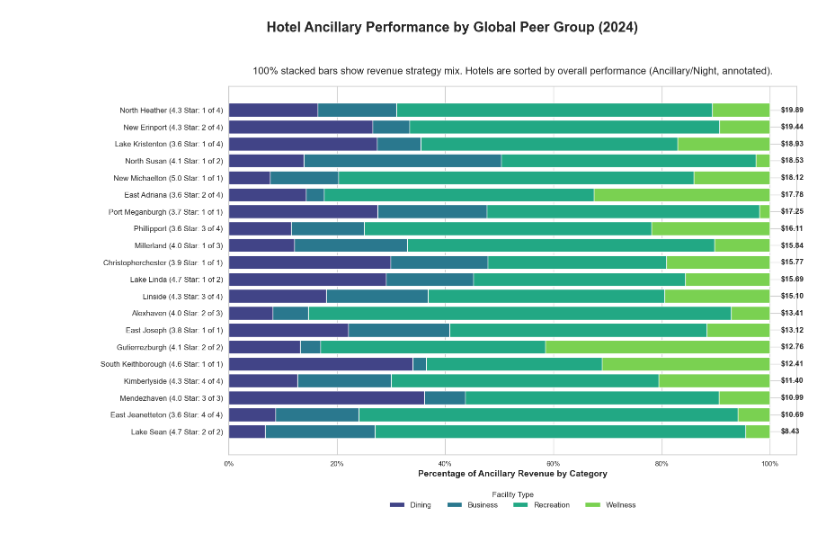
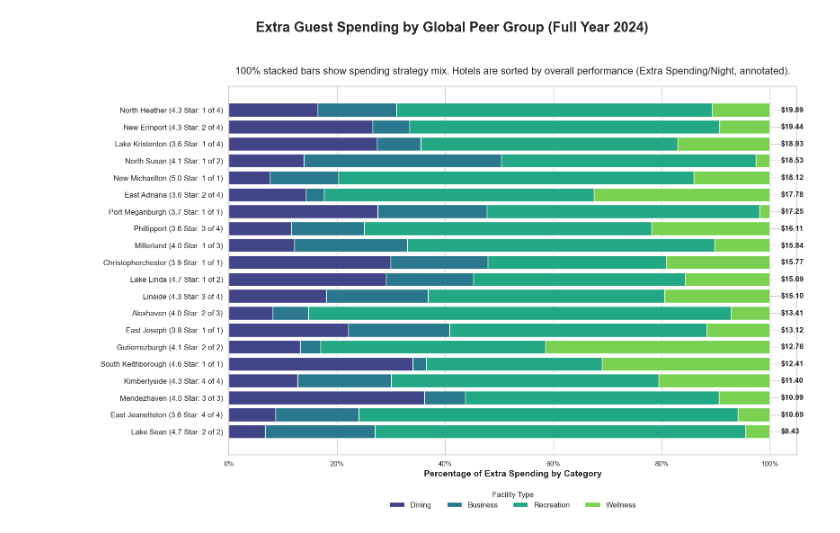
Before and after one commit to Brynlai/datawarehouse, a Jupyter notebook: bryan.ipynb, the cells around one changed output. Cells and saved outputs as stored; diff of their text form; code cells hidden in the pictures.

Commit message:
Updated chart

```diff
--- a/bryan.ipynb
+++ b/bryan.ipynb
@@ -191,9 +127,7 @@ import matplotlib.pyplot as plt
 import seaborn as sns
 from matplotlib.ticker import FuncFormatter
 
-# --- 1. Data Preparation ---
-# Best Practice: Store raw data in a structured format.
-# Column order: Global_Peer_Rank, City, Country, Ancillary_per_Night, Dining, Business, Recreation, Wellness
+# --- 1. Data Preparation (Using 2024 data for a full, fair comparison) ---
 data = [
     ['5.0 Star: 1 of 1', 'New Michaelton', 'Dominican Republic', 18.12, 3804, 6360, 32885, 7029],
     ['4.7 Star: 1 of 2', 'Lake Linda', 'Mexico', 15.69, 13207, 7344, 17791, 7099],
@@ -215,72 +149,45 @@ data = [
     ['3.6 Star: 2 of 4', 'East Adriana', 'Russian Federation', 17.78, 7350, 1715, 25648, 16747],
     ['3.6 Star: 3 of 4', 'Phillipport', 'Heard Island and McDonald Islands', 16.11, 6222, 7242, 28558, 11788],
     ['3.6 Star: 4 of 4', 'East Jeanetteton', 'Italy', 10.69, 2696, 4787, 21807, 1836]
 ]
-
-columns = ['Global_Peer_Rank', 'City', 'Country', 'Ancillary_per_Night', 'Dining', 'Business', 'Recreation', 'Wellness']
+columns = ['Global_Peer_Rank', 'City', 'Country', 'Extra_Spending_per_Night', 'Dining', 'Business', 'Recreation', 'Wellness']
 df = pd.DataFrame(data, columns=columns)
 
-# Data processing for 100% stacked bar
+# --- 2. Visualization ---
 categories = ['Dining', 'Business', 'Recreation', 'Wellness']
-df['Total_Ancillary'] = df[categories].sum(axis=1)
+df['Total_Extra_Spending'] = df[categories].sum(axis=1)
+for category in categories:
+    df[f'{category}_pct'] = df[category] / df['Total_Extra_Spending'] * 100
 
-# Calculate percentages for each category
-for category in categories:
-    df[f'{category}_pct'] = df[category] / df['Total_Ancillary'] * 100
-
-# Sort the dataframe by the key performance metric for plotting
-df_sorted = df.sort_values('Ancillary_per_Night', ascending=True)
-
-# Create a more descriptive label for the y-axis
+df_sorted = df.sort_values('Extra_Spending_per_Night', ascending=True)
 df_sorted['Label'] = df_sorted['City'] + " (" + df_sorted['Global_Peer_Rank'] + ")"
 
-# --- 2. Visualization ---
 sns.set_style("whitegrid")
 fig, ax = plt.subplots(figsize=(16, 12))
-
-# Define a color palette
 colors = sns.color_palette("viridis", n_colors=len(categories))
 
-# Plot the 100% stacked bars
 left = pd.Series(0, index=df_sorted.index)
 for i, category in enumerate(categories):
-    ax.barh(
-        df_sorted['Label'],
-        df_sorted[f'{category}_pct'],
-        left=left,
-        label=category,
-        color=colors[i]
-    )
+    ax.barh(df_sorted['Label'], df_sorted[f'{category}_pct'], left=left, label=category, color=colors[i])
     left += df_sorted[f'{category}_pct']
 
-# --- 3. Annotations and Final Touches ---
-# Add annotations for the Ancillary/Night metric
-for i, (value, label) in enumerate(zip(df_sorted['Ancillary_per_Night'], df_sorted['Label'])):
+# --- 3. Final Touches ---
+for i, (value, label) in enumerate(zip(df_sorted['Extra_Spending_per_Night'], df_sorted['Label'])):
     ax.text(102, i, f'${value:.2f}', va='center', ha='left', fontsize=12, fontweight='bold')
 
-# Configure axes and titles
-ax.set_xlabel('Percentage of Ancillary Revenue by Category', fontsize=14, fontweight='bold')
-ax.set_ylabel('') # Y-axis label is not needed as the hotel labels are descriptive
+ax.set_xlabel('Percentage of Extra Spending by Category', fontsize=14, fontweight='bold')
+ax.set_ylabel('')
 ax.tick_params(axis='y', labelsize=12)
 ax.xaxis.set_major_formatter(FuncFormatter(lambda x, _: f'{x:.0f}%'))
 
-fig.suptitle('Hotel Ancillary Performance by Global Peer Group (2024)', fontsize=22, fontweight='bold')
+fig.suptitle('Extra Guest Spending by Global Peer Group (Full Year 2024)', fontsize=22, fontweight='bold')
 ax.set_title(
-    '100% stacked bars show revenue strategy mix. Hotels are sorted by overall performance (Ancillary/Night, annotated).',
+    '100% stacked bars show spending strategy mix. Hotels are sorted by overall performance (Extra Spending/Night, annotated).',
     fontsize=16, pad=20
 )
-
-# Add legend
-ax.legend(
-    title='Facility Type',
-    loc='upper center',
-    bbox_to_anchor=(0.5, -0.08),
-    ncol=len(categories),
-    fontsize=12,
-    frameon=False
-)
+ax.legend(title='Facility Type', loc='upper center', bbox_to_anchor=(0.5, -0.08), ncol=len(categories), fontsize=12, frameon=False)
 
 fig.tight_layout(rect=[0, 0.05, 1, 0.95])
 plt.show()
 # %% [output]
-[figure, old version]
+[figure, new version]
```
Also changed, not shown: parts of 4 cells of this notebook.
